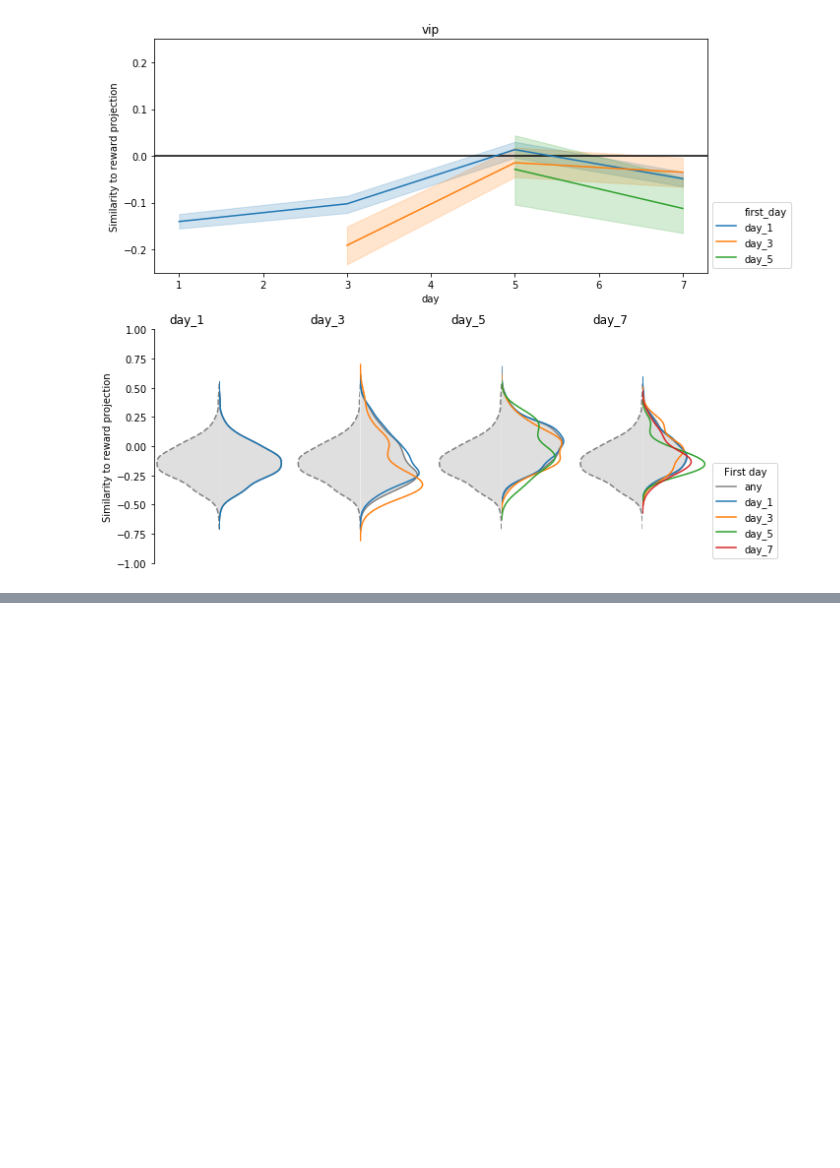
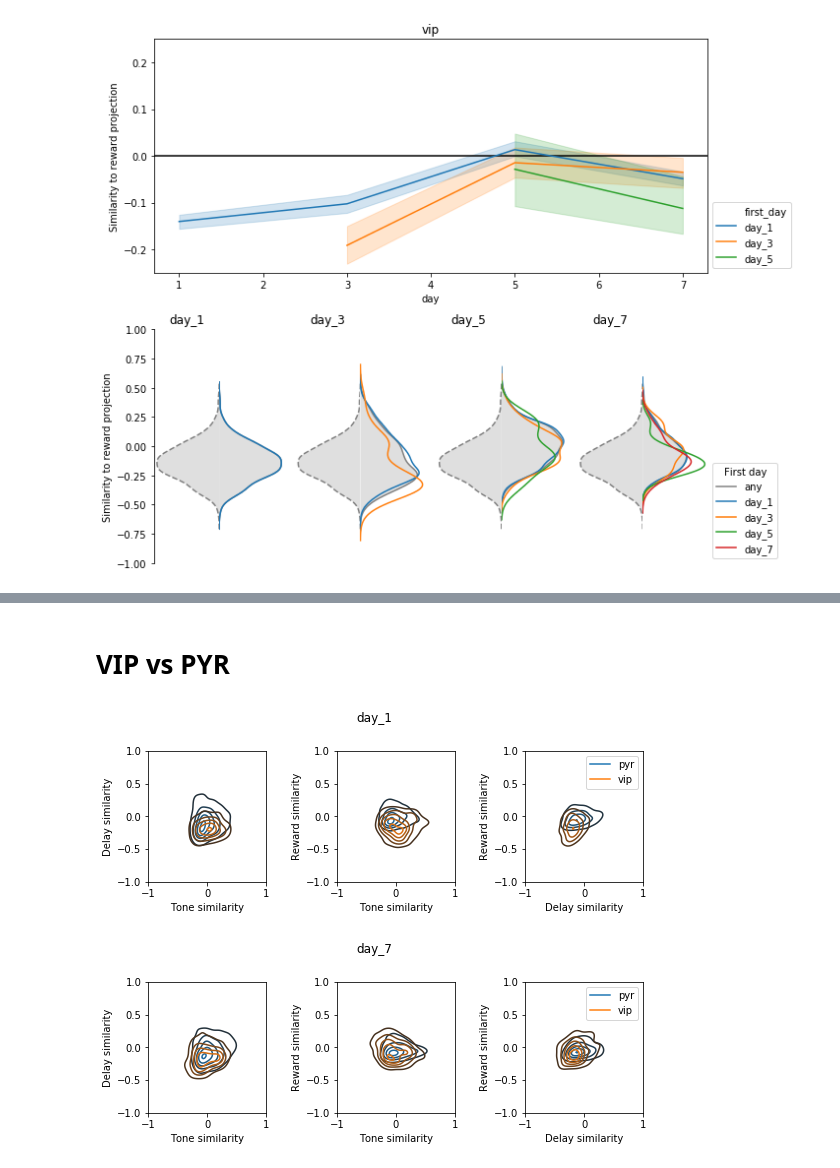
Before and after one commit to nauralcodinglab/interneuron-reward, a Jupyter notebook: notebooks/evolving_trial_structure_projections.ipynb, the cells around one changed output, grey strips where cells are left out. Saved outputs shown, nothing was run; the diff lists cells and outputs as text; code cells hidden in the pictures; blank space fills up the shorter version.

```diff
--- a/notebooks/evolving_trial_structure_projections.ipynb
+++ b/notebooks/evolving_trial_structure_projections.ipynb
@@ -293,0 +470,69 @@ for celltype in cond.CellType:
+# %% [markdown]
+# VIP vs PYR
+# %%
+for day in [min(cond.DAYS), max(cond.DAYS)]:
+    plt.figure(figsize=(8, 3))
+    plt.suptitle(str(day))
+
+    plt.subplot(131)
+    plt.ylim(-1, 1)
+    plt.xlim(-1, 1)
+    sns.kdeplot(
+        ideal_projection_similarities['tone'][mask(cond.CellType.pyr, min(cond.DAYS), day)],
+        ideal_projection_similarities['delay'][mask(cond.CellType.pyr, min(cond.DAYS), day)],
+        n_levels=5,
+        label=str(cond.CellType.pyr)
+    )
+    sns.kdeplot(
+        ideal_projection_similarities['tone'][mask(cond.CellType.vip, min(cond.DAYS), day)],
+        ideal_projection_similarities['delay'][mask(cond.CellType.vip, min(cond.DAYS), day)],
+        n_levels=5,
+        label=str(cond.CellType.vip)
+    )
+    plt.xlabel('Tone similarity')
+    plt.ylabel('Delay similarity')
+
+    plt.subplot(132)
+    plt.ylim(-1, 1)
+    plt.xlim(-1, 1)
+    sns.kdeplot(
+        ideal_projection_similarities['tone'][mask(cond.CellType.pyr, min(cond.DAYS), day)],
+        ideal_projection_similarities['reward'][mask(cond.CellType.pyr, min(cond.DAYS), day)],
+        n_levels=5,
+        label=str(cond.CellType.pyr)
+    )
+    sns.kdeplot(
+        ideal_projection_similarities['tone'][mask(cond.CellType.vip, min(cond.DAYS), day)],
+        ideal_projection_similarities['reward'][mask(cond.CellType.vip, min(cond.DAYS), day)],
+        n_levels=5,
+        label=str(cond.CellType.vip)
+    )
+    plt.xlabel('Tone similarity')
+    plt.ylabel('Reward similarity')
+
+    plt.subplot(133)
+    plt.ylim(-1, 1)
+    plt.xlim(-1, 1)
+    sns.kdeplot(
+        ideal_projection_similarities['delay'][mask(cond.CellType.pyr, min(cond.DAYS), day)],
+        ideal_projection_similarities['reward'][mask(cond.CellType.pyr, min(cond.DAYS), day)],
+        n_levels=5,
+        label=str(cond.CellType.pyr)
+    )
+    sns.kdeplot(
+        ideal_projection_similarities['delay'][mask(cond.CellType.vip, min(cond.DAYS), day)],
+        ideal_projection_similarities['reward'][mask(cond.CellType.vip, min(cond.DAYS), day)],
+        n_levels=5,
+        label=str(cond.CellType.vip)
+    )
+    plt.xlabel('Delay similarity')
+    plt.ylabel('Reward similarity')
+    plt.legend()
+
+    plt.tight_layout()
+    plt.subplots_adjust(top=0.8)
+
+    plt.savefig('../img/vip_vs_pyr/{}.png'.format(day), dpi=290)
+# %% [output]
+[figure, added]
+[figure, added]
```
Also changed, not shown: parts of 6 cells of this notebook.
